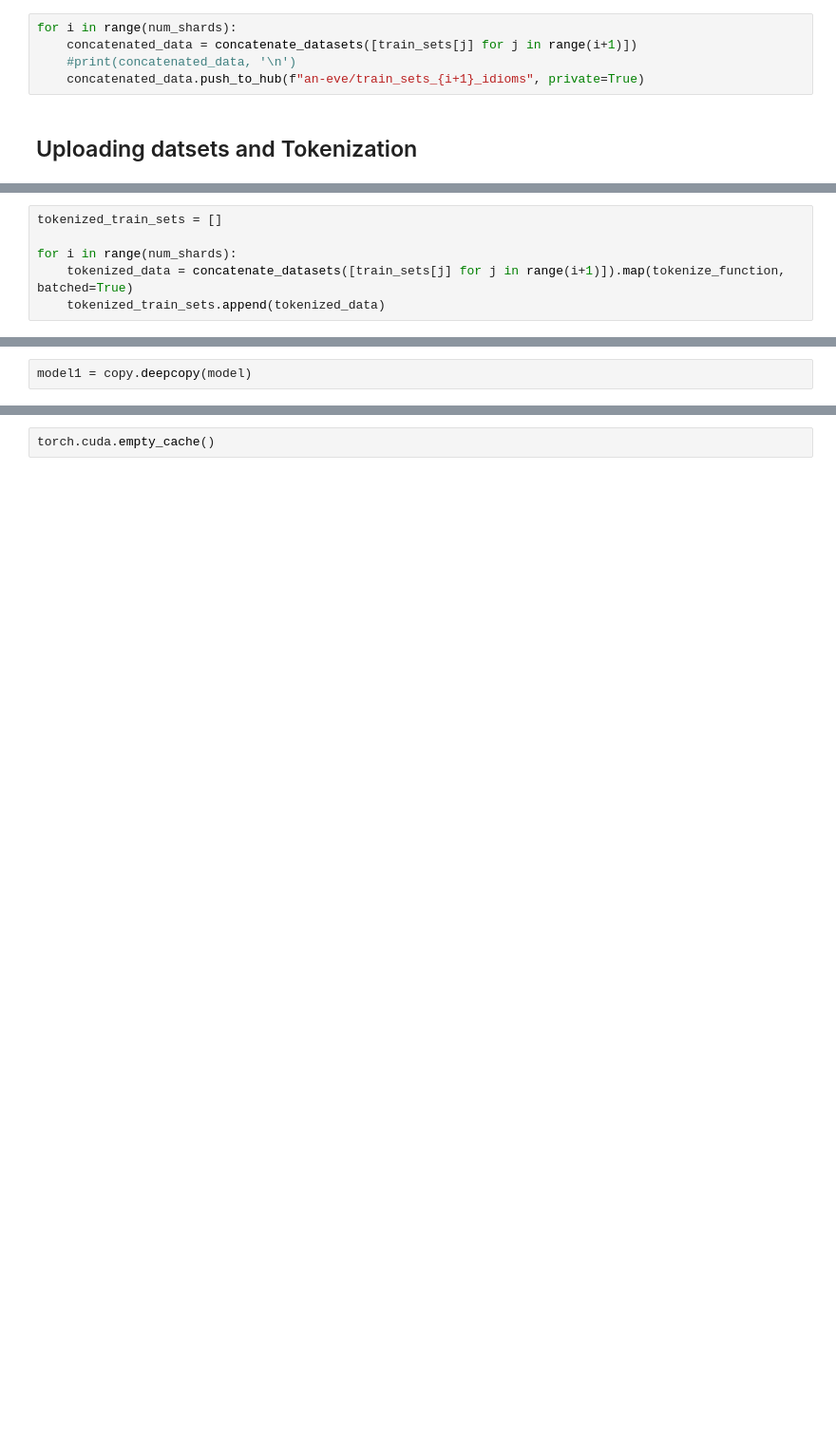
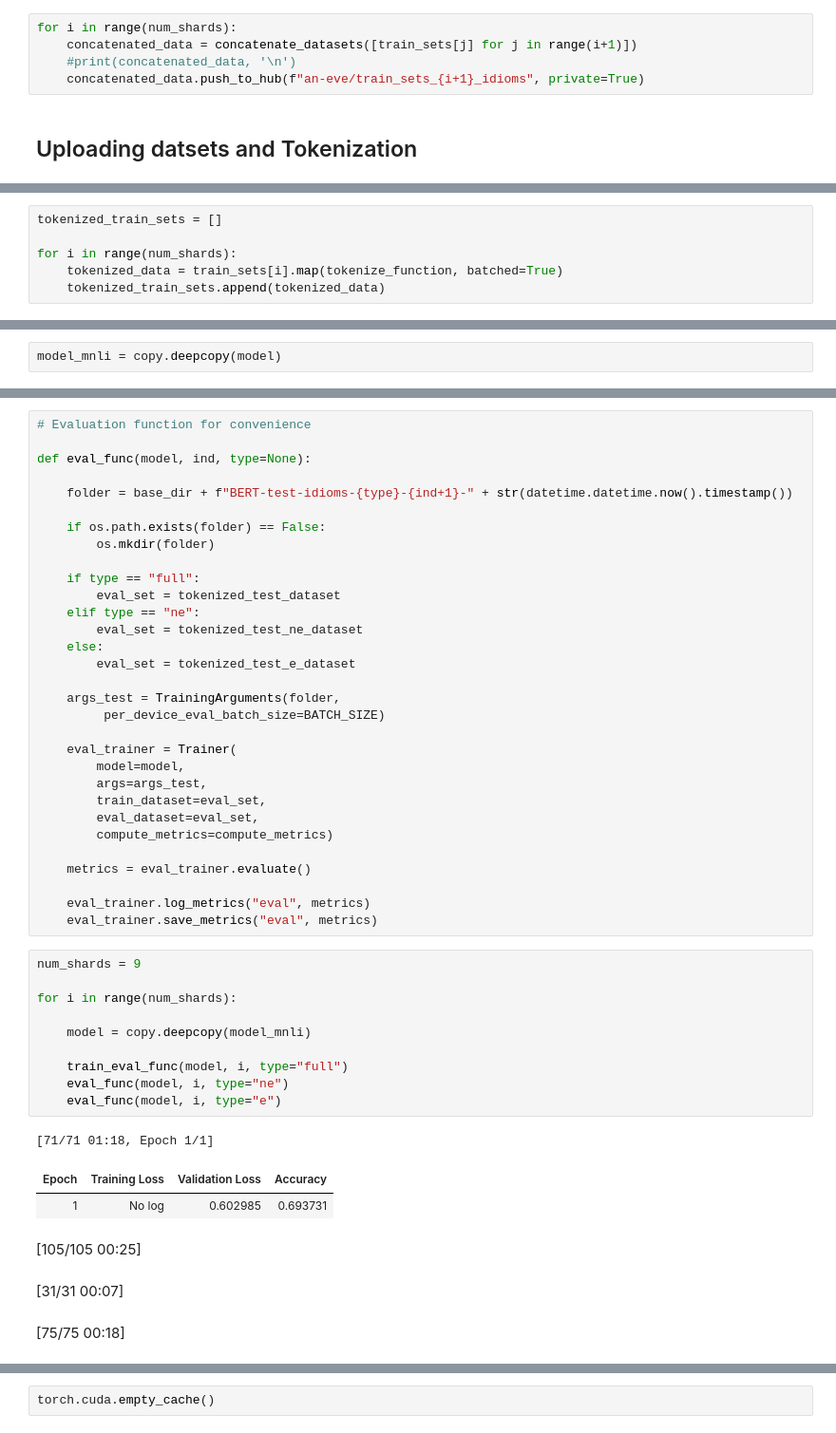
Before and after one commit to an-eve/nlp-nli-idioms, a Jupyter notebook: Fine_Tuning_BERT_on_IMPLI.ipynb, the cells around one changed output, grey strips where cells are left out. Shown: that part at 95% size. Drawn from its saved outputs; the diff is of its cells as text; blank space fills up the shorter version.

```diff
--- a/Fine_Tuning_BERT_on_IMPLI.ipynb
+++ b/Fine_Tuning_BERT_on_IMPLI.ipynb
@@ -236,5 +348,5 @@ NameError: name 'test_ne_data' is not defined
 tokenized_train_sets = []
 
 for i in range(num_shards):
-    tokenized_data = concatenate_datasets([train_sets[j] for j in range(i+1)]).map(tokenize_function, batched=True)
+    tokenized_data = train_sets[i].map(tokenize_function, batched=True)
     tokenized_train_sets.append(tokenized_data)
@@ -297,2 +453,2 @@ Dataset({
 # %%
-model1 = copy.deepcopy(model)
+model_mnli = copy.deepcopy(model)
@@ -332,0 +501,48 @@ KeyboardInterrupt:
+# %%
+# Evaluation function for convenience
+
+def eval_func(model, ind, type=None):
+
+    folder = base_dir + f"BERT-test-idioms-{type}-{ind+1}-" + str(datetime.datetime.now().timestamp())
+
+    if os.path.exists(folder) == False:
+        os.mkdir(folder)
+
+    if type == "full":
+        eval_set = tokenized_test_dataset
+    elif type == "ne":
+        eval_set = tokenized_test_ne_dataset
+    else:
+        eval_set = tokenized_test_e_dataset
+
+    args_test = TrainingArguments(folder,
+         per_device_eval_batch_size=BATCH_SIZE)
+
+    eval_trainer = Trainer(
+        model=model,
+        args=args_test,
+        train_dataset=eval_set,
+        eval_dataset=eval_set,
+        compute_metrics=compute_metrics)
+
+    metrics = eval_trainer.evaluate()
+
+    eval_trainer.log_metrics("eval", metrics)
+    eval_trainer.save_metrics("eval", metrics)
+# %%
+num_shards = 9
+
+for i in range(num_shards):
+
+    model = copy.deepcopy(model_mnli)
+
+    train_eval_func(model, i, type="full")
+    eval_func(model, i, type="ne")
+    eval_func(model, i, type="e")
+# %% [output]
+[71/71 01:18, Epoch 1/1]
+| Epoch | Training Loss | Validation Loss | Accuracy |
+| 1 | No log | 0.602985 | 0.693731 |
+[105/105 00:25]
+[31/31 00:07]
+[75/75 00:18]
```
Also changed, not shown: parts of 50 cells of this notebook.
